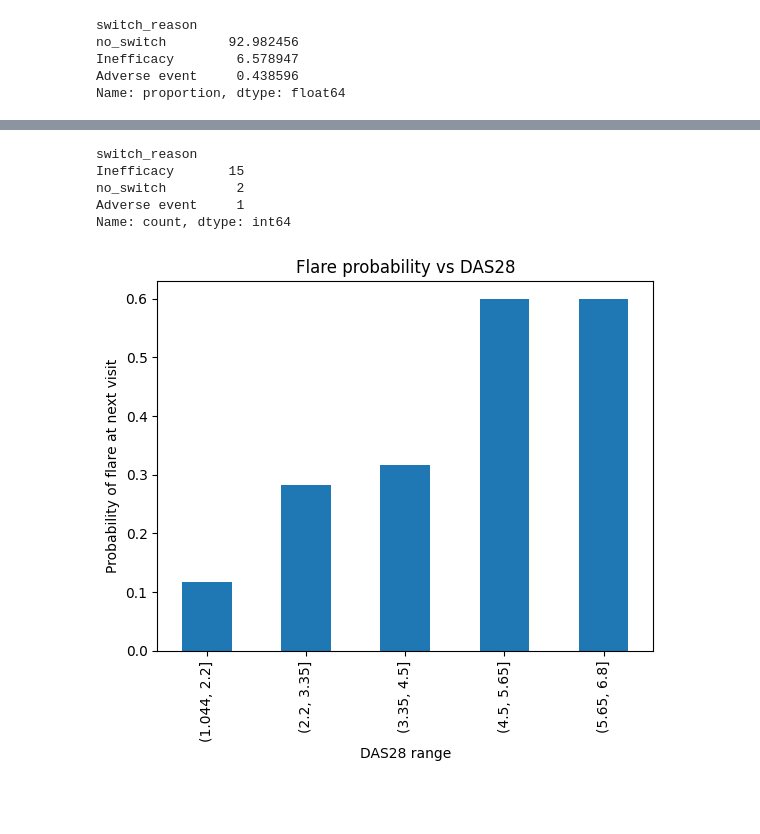
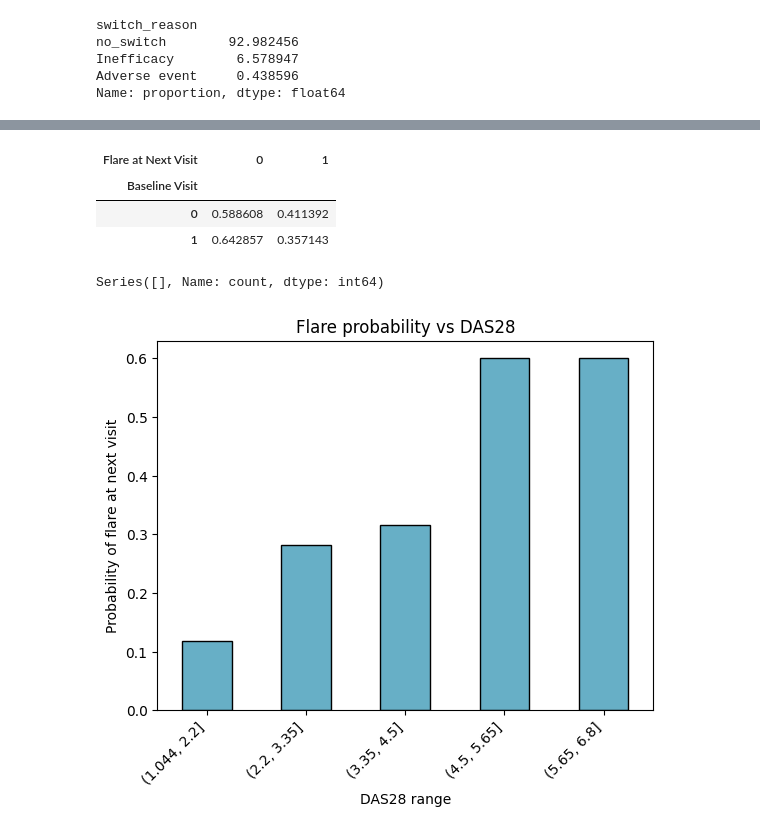
Before and after one commit to konnatzeik/Master_Thesis, a Jupyter notebook: notebooks/01_EDA.ipynb, the cells around one changed output, grey strips where cells are left out. Drawn from its saved outputs; the diff is of its cells as text; code cells hidden in the pictures; blank space fills up the shorter version.

```diff
--- a/notebooks/01_EDA.ipynb
+++ b/notebooks/01_EDA.ipynb
@@ -342,10 +406,11 @@ min        0.020000
 max       32.000000
 Name: crp_normalized, dtype: float64
 # %%
+df_eda['log_crp_normalized'] = np.log1p(df_eda['crp_normalized'])
 plt.figure(figsize=(6, 5))
 sns.histplot(
-    data=df_eda.dropna(subset=['crp_normalized']),
-    x='crp_normalized',
+    data=df_eda.dropna(subset=['log_crp_normalized']),
+    x='log_crp_normalized',
     bins=12,
     color="#4CA7C5FF",
     kde=True,
@@ -629,14 +1014,15 @@ Name: proportion, dtype: float64
 # %%
-df_cleaned['days_since_last_flare_bin'] = pd.cut(
-    df_cleaned['days_since_last_flare'],
-    bins=[0, 30, 90, 180, 365, 1000]
+df_eda['days_since_last_visit_bin'] = pd.cut(
+    df_eda['days_since_last_visit'],
+    bins=[0, 30, 90, 180, 365, 1000],
+    include_lowest=True
 )
 
 pd.crosstab(
-    df_cleaned['days_since_last_flare_bin'],
-    df_cleaned['target_flare_next'],
+    df_eda['days_since_last_visit_bin'],
+    df_eda['target_flare_next'],
+    rownames=['Days Since Last Visit'],
+    colnames=['Flare at Next Visit'],
     normalize='index'
-)
-
-df_cleaned['days_since_last_flare_bin'].value_counts(dropna=False)
+).round(2)
 # %% [output]
@@ -660,23 +1046,34 @@ pd.crosstab(df_cleaned['treatment_decision'], df_cleaned['target_flare_next'], n
+# %%
+df_eda['baseline_visit'] = (df_eda['visit_type'] == 'Baseline').astype(int)
+pd.crosstab(
+    df_eda['baseline_visit'],
+    df_eda['target_flare_next'],
+    rownames=['Baseline Visit'],
+    colnames=['Flare at Next Visit'],
+    normalize='index'
+)
+# %% [output]
+| Flare at Next Visit | 0 | 1 |
+| Baseline Visit |  |  |
+| 0 | 0.588608 | 0.411392 |
+| 1 | 0.642857 | 0.357143 |
 # %%
-df_cleaned.loc[df_cleaned['treatment_decision'] == 'Switch', 'switch_reason'].value_counts(dropna=False)
+df_eda.loc[df_eda['treatment_decision'] == 'Switch', 'switch_reason'].value_counts(dropna=False)
 # %% [output]
-switch_reason
-Inefficacy       15
-no_switch         2
-Adverse event     1
-Name: count, dtype: int64
+Series([], Name: count, dtype: int64)
 # %%
-import matplotlib.pyplot as plt
+from turtle import color
 
 
-df_cleaned['das28_bin'] = pd.cut(df_cleaned['das28_score'], bins=5)
-flare_rate = df_cleaned.groupby('das28_bin')['target_flare_next'].mean()
-flare_rate.plot(kind='bar')
+df_eda['das28_bin'] = pd.cut(df_eda['das28_score'], bins=5)
+flare_rate = df_eda.groupby('das28_bin')['target_flare_next'].mean()
+flare_rate.plot(kind='bar', color="#67AFC6FF", edgecolor='black')
 
+plt.title("Flare probability vs DAS28")
 plt.ylabel("Probability of flare at next visit")
 plt.xlabel("DAS28 range")
-plt.title("Flare probability vs DAS28")
+plt.xticks(rotation=45, ha='right')
 plt.show()
 # %% [output]
-[figure, old version]
+[figure, new version]
 # %%
```
Also changed, not shown: parts of 50 cells of this notebook.
